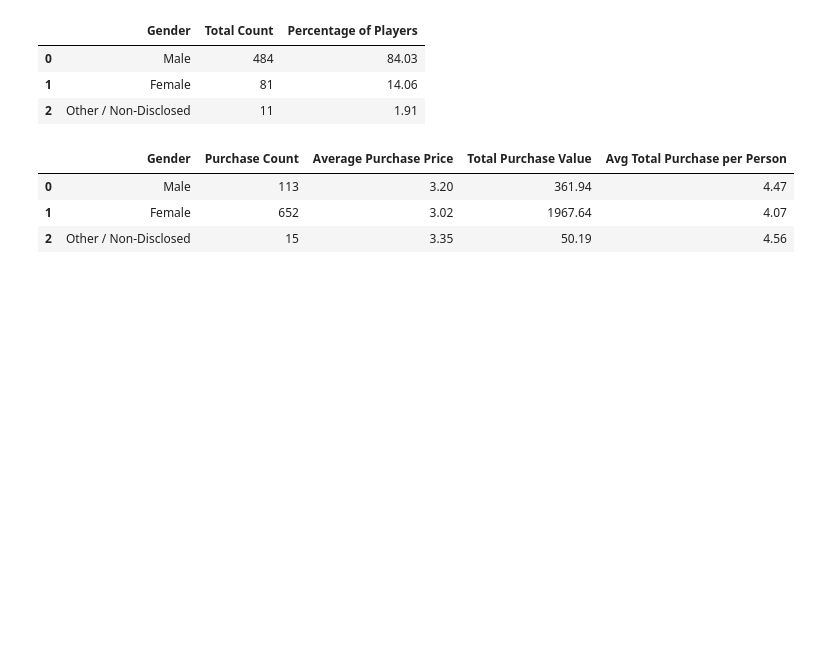
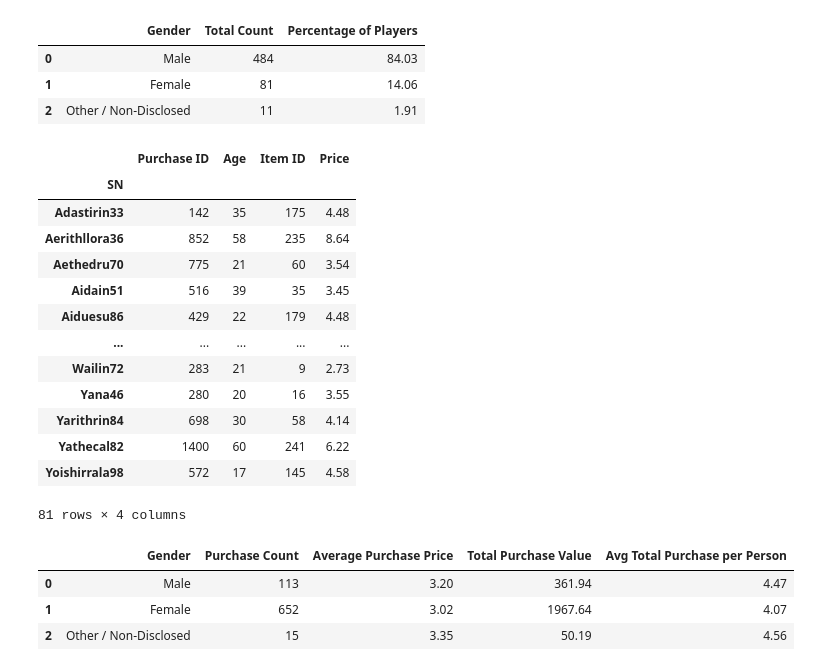
Before and after one commit to Rob397/pandas-challenge, a Jupyter notebook: HeroesOfPymoli/HeroesOfPymoli.ipynb, the cells around one changed output. Drawn from its saved outputs; the diff is of its cells as text; code cells hidden in the pictures; blank space fills up the shorter version.

```diff
--- a/HeroesOfPymoli/HeroesOfPymoli.ipynb
+++ b/HeroesOfPymoli/HeroesOfPymoli.ipynb
@@ -110,6 +110,23 @@ gender_summary_df
 | 0 | Male | 484 | 84.03 |
 | 1 | Female | 81 | 14.06 |
 | 2 | Other / Non-Disclosed | 11 | 1.91 |
+# %%
+femalefile_sn
+# %% [output]
+|  | Purchase ID | Age | Item ID | Price |
+| SN |  |  |  |  |
+| Adastirin33 | 142 | 35 | 175 | 4.48 |
+| Aerithllora36 | 852 | 58 | 235 | 8.64 |
+| Aethedru70 | 775 | 21 | 60 | 3.54 |
+| Aidain51 | 516 | 39 | 35 | 3.45 |
+| Aiduesu86 | 429 | 22 | 179 | 4.48 |
+| ... | ... | ... | ... | ... |
+| Wailin72 | 283 | 21 | 9 | 2.73 |
+| Yana46 | 280 | 20 | 16 | 3.55 |
+| Yarithrin84 | 698 | 30 | 58 | 4.14 |
+| Yathecal82 | 1400 | 60 | 241 | 6.22 |
+| Yoishirrala98 | 572 | 17 | 145 | 4.58 |
+81 rows × 4 columns
 # %%
 # Purchasing Analysis (Gender), Run basic calculations to obtain:
 
```
Also changed, not shown: parts of 5 cells of this notebook.
